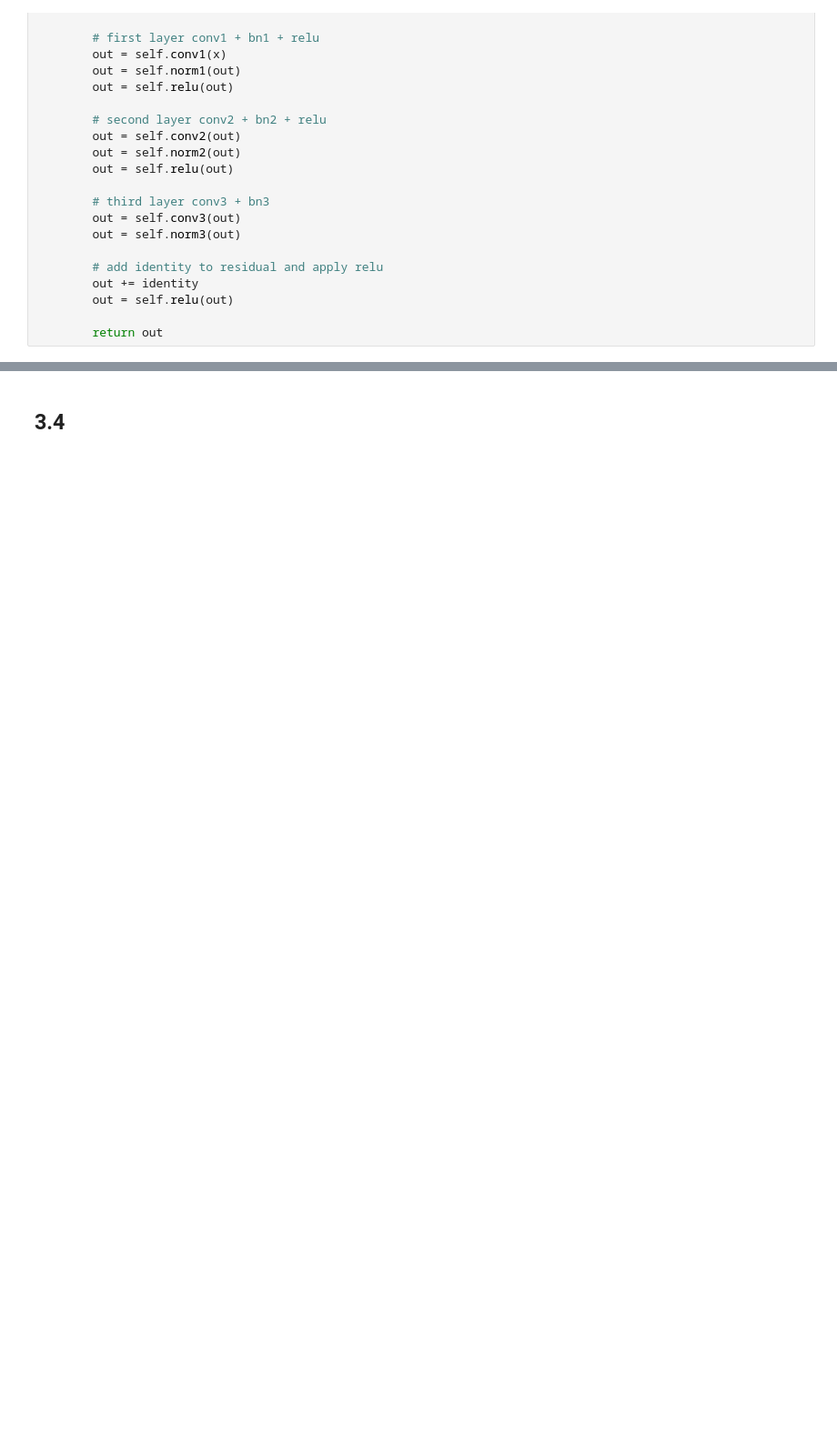
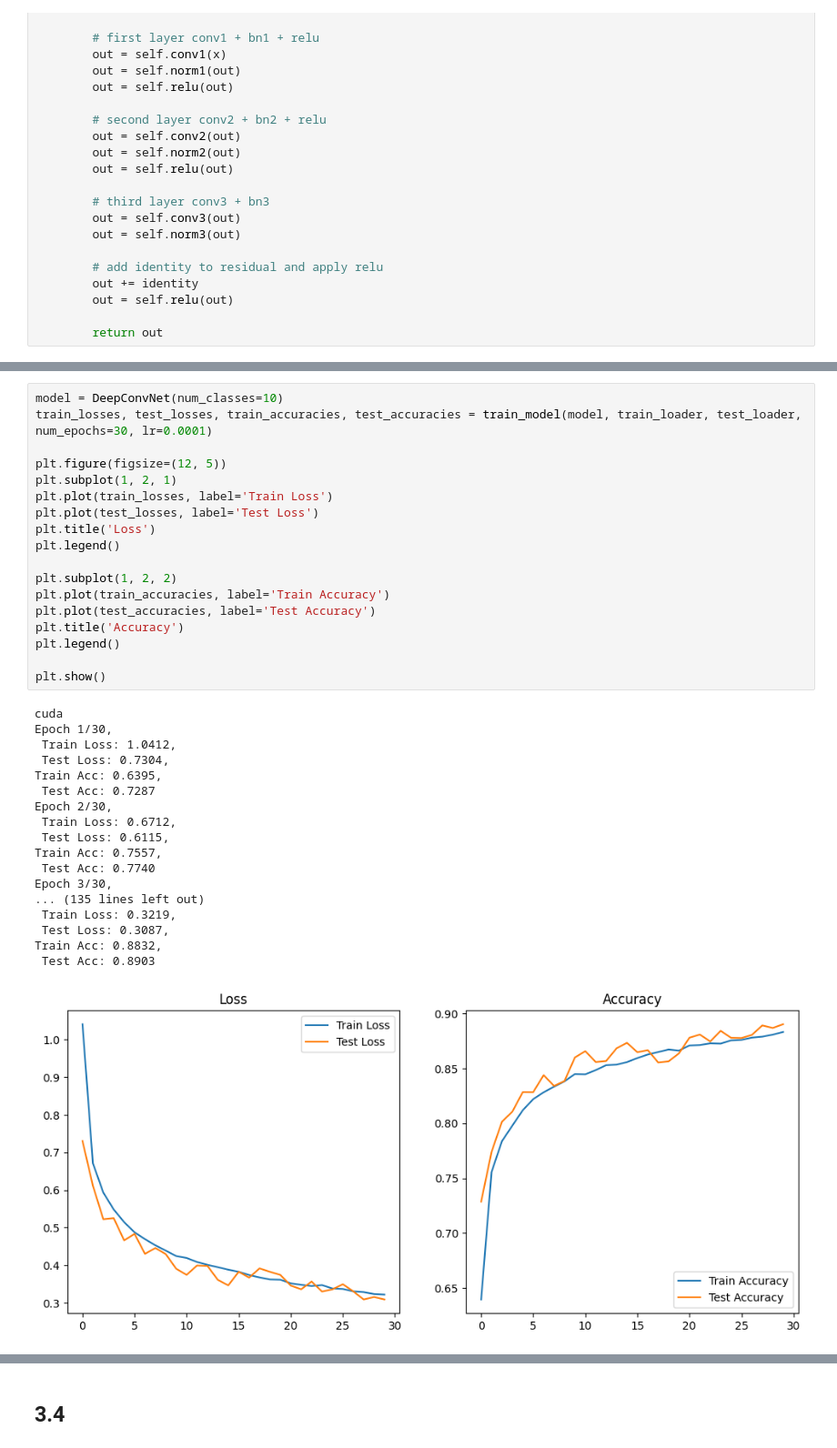
Before and after one commit to Vulturul2k/ML_project, a Jupyter notebook: fashion2.ipynb, the cells around one changed output, grey strips where cells are left out. Shown: that part at 91% size. Drawn from its saved outputs; the diff is of its cells as text; blank space fills up the shorter version.

```diff
--- a/fashion2.ipynb
+++ b/fashion2.ipynb
@@ -572,0 +604,37 @@ print(torch.__version__)
+# %%
+model = DeepConvNet(num_classes=10)
+train_losses, test_losses, train_accuracies, test_accuracies = train_model(model, train_loader, test_loader, num_epochs=30, lr=0.0001)
+
+plt.figure(figsize=(12, 5))
+plt.subplot(1, 2, 1)
+plt.plot(train_losses, label='Train Loss')
+plt.plot(test_losses, label='Test Loss')
+plt.title('Loss')
+plt.legend()
+
+plt.subplot(1, 2, 2)
+plt.plot(train_accuracies, label='Train Accuracy')
+plt.plot(test_accuracies, label='Test Accuracy')
+plt.title('Accuracy')
+plt.legend()
+
+plt.show()
+# %% [output]
+cuda
+Epoch 1/30,
+ Train Loss: 1.0412,
+ Test Loss: 0.7304,
+Train Acc: 0.6395,
+ Test Acc: 0.7287
+Epoch 2/30,
+ Train Loss: 0.6712,
+ Test Loss: 0.6115,
+Train Acc: 0.7557,
+ Test Acc: 0.7740
+Epoch 3/30,
+... (135 lines left out)
+ Train Loss: 0.3219,
+ Test Loss: 0.3087,
+Train Acc: 0.8832,
+ Test Acc: 0.8903
+[figure, added]
```
Also changed, not shown: parts of 17 cells of this notebook, 13 other files.
